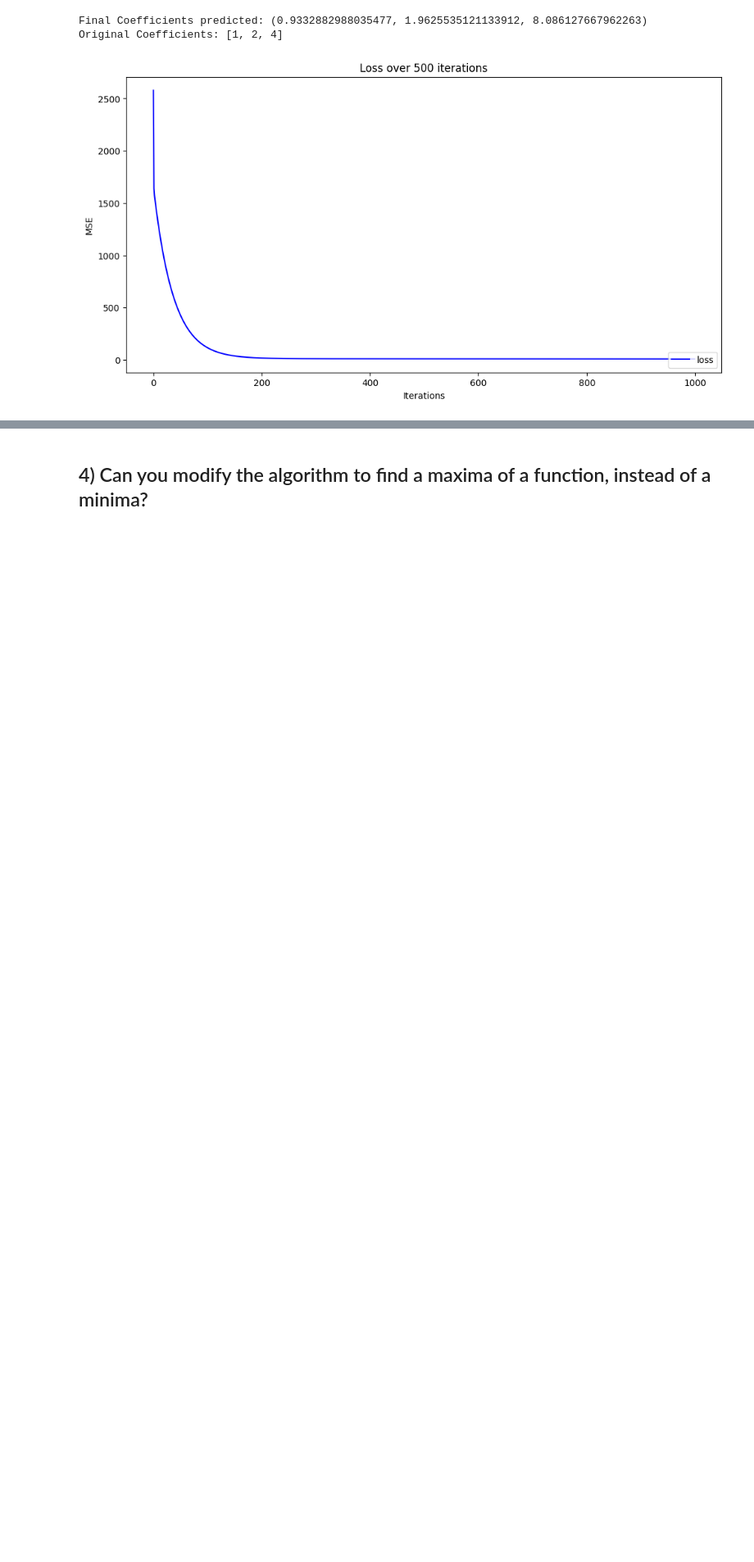
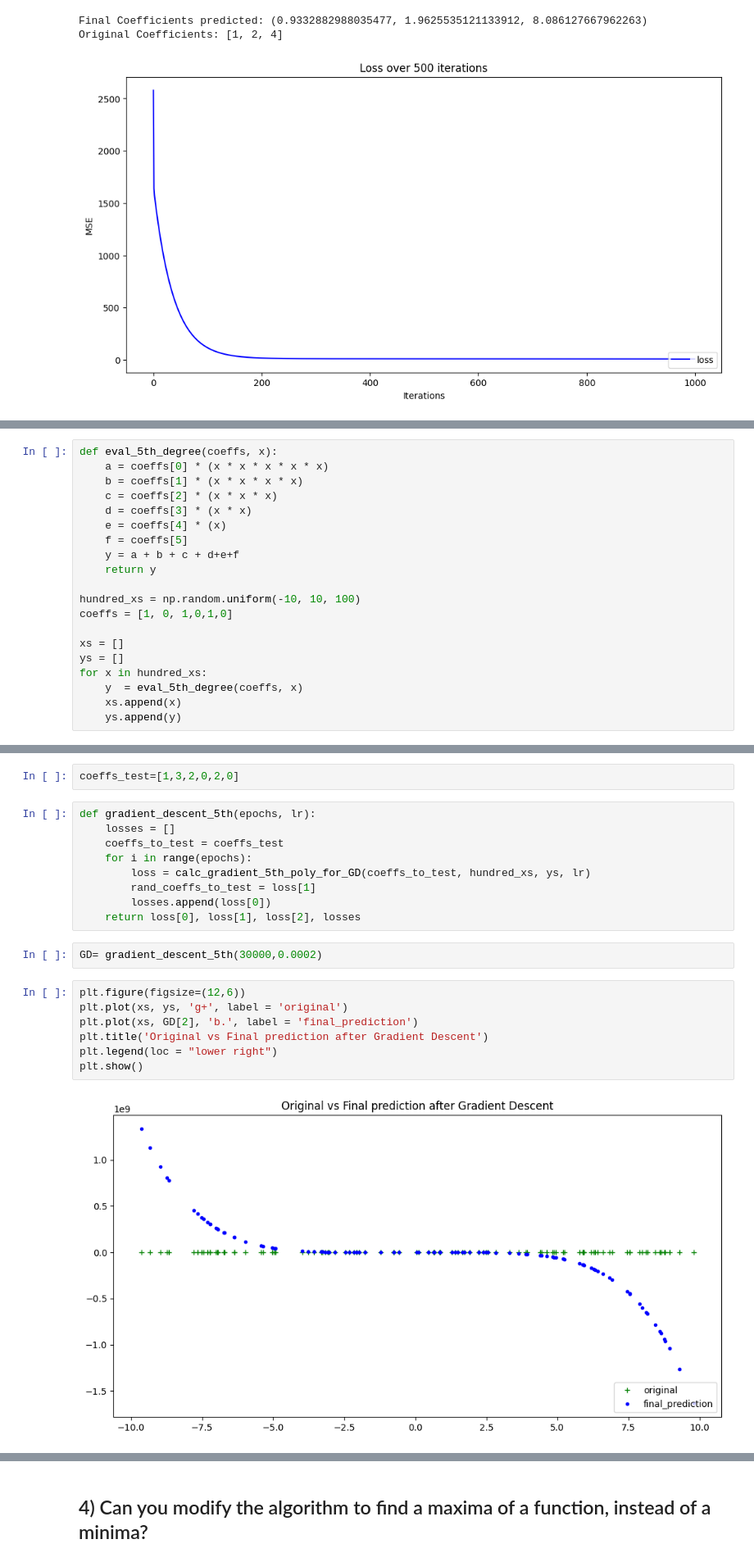
Before and after one commit to srujanreddy2021/AI_ML_IITH_Projects_Labs, a Jupyter notebook: AIML_Module_4_Lab_2_Introduction_to_Gradient_Descent.ipynb, the cells around one changed output, grey strips where cells are left out. Shown at 82% size. Drawn from its saved outputs; the diff is of its cells as text; blank space fills up the shorter version.

```diff
--- a/AIML_Module_4_Lab_2_Introduction_to_Gradient_Descent.ipynb
+++ b/AIML_Module_4_Lab_2_Introduction_to_Gradient_Descent.ipynb
@@ -467,0 +475,20 @@ Original Coefficients: [1, 2, 4]
+# %%
+def eval_5th_degree(coeffs, x):
+    a = coeffs[0] * (x * x * x * x * x)
+    b = coeffs[1] * (x * x * x * x)
+    c = coeffs[2] * (x * x * x)
+    d = coeffs[3] * (x * x)
+    e = coeffs[4] * (x)
+    f = coeffs[5]
+    y = a + b + c + d+e+f
+    return y
+
+hundred_xs = np.random.uniform(-10, 10, 100)
+coeffs = [1, 0, 1,0,1,0]
+
+xs = []
+ys = []
+for x in hundred_xs:
+    y  = eval_5th_degree(coeffs, x)
+    xs.append(x)
+    ys.append(y)
@@ -467,0 +553,22 @@ Original Coefficients: [1, 2, 4]
+# %%
+coeffs_test=[1,3,2,0,2,0]
+# %%
+def gradient_descent_5th(epochs, lr):
+    losses = []
+    coeffs_to_test = coeffs_test
+    for i in range(epochs):
+        loss = calc_gradient_5th_poly_for_GD(coeffs_to_test, hundred_xs, ys, lr)
+        rand_coeffs_to_test = loss[1]
+        losses.append(loss[0])
+    return loss[0], loss[1], loss[2], losses
+# %%
+GD= gradient_descent_5th(30000,0.0002)
+# %%
+plt.figure(figsize=(12,6))
+plt.plot(xs, ys, 'g+', label = 'original')
+plt.plot(xs, GD[2], 'b.', label = 'final_prediction')
+plt.title('Original vs Final prediction after Gradient Descent')
+plt.legend(loc = "lower right")
+plt.show()
+# %% [output]
+[figure, added]
```
Also changed, not shown: parts of 5 cells of this notebook.
